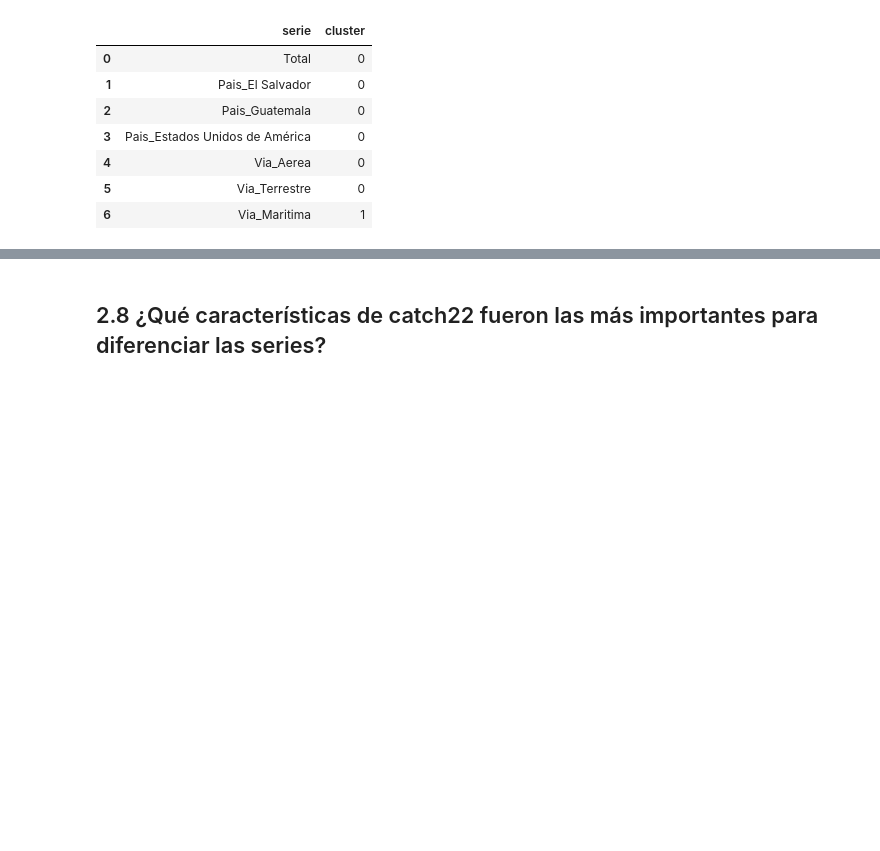
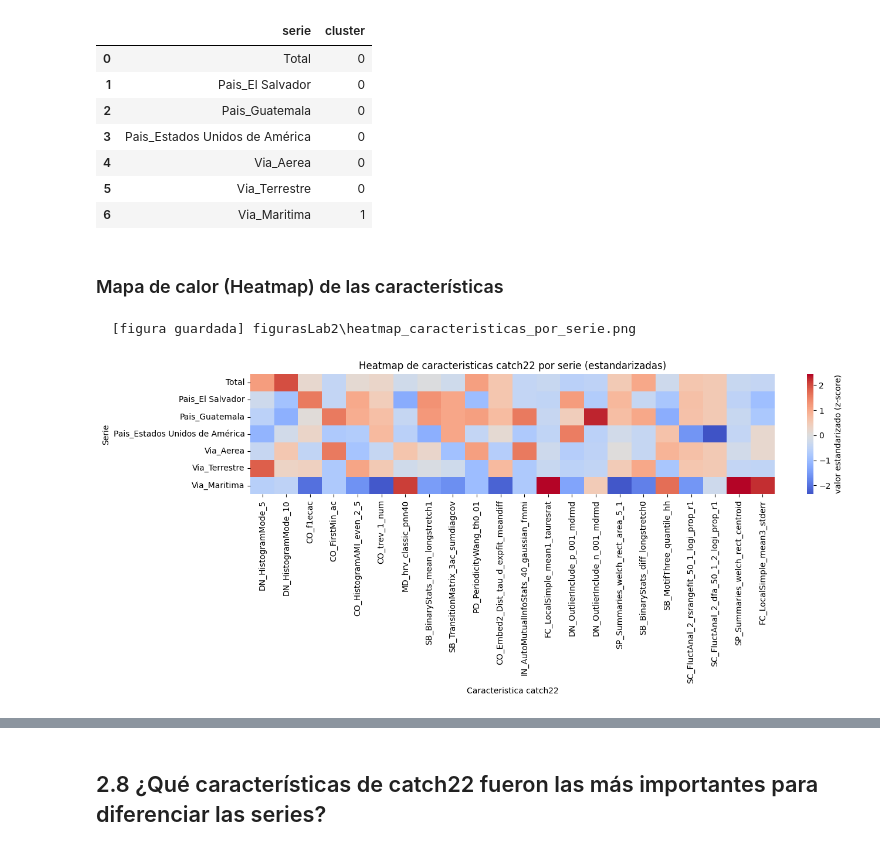
Before and after one commit to belennmm/DataS_Lab2_DeepLearning, a Jupyter notebook: laboratorio2_catch22.ipynb, the cells around one changed output, grey strips where cells are left out. Saved outputs shown, nothing was run; the diff lists cells and outputs as text; code cells hidden in the pictures; blank space fills up the shorter version.

```diff
--- a/laboratorio2_catch22.ipynb
+++ b/laboratorio2_catch22.ipynb
@@ -149 +176,18 @@ matriz_estandarizada
+# %%
+CARPETA_FIGURAS = Path("figurasLab2")
+CARPETA_FIGURAS.mkdir(parents=True, exist_ok=True)
+
+TIPOS_VIAJERO_VALIDOS = ["Turista", "Excursionista"]
+N_PAISES_TOP = 3
+
+def guardar_figura(nombre_archivo, mostrar=True):
+    ruta = CARPETA_FIGURAS / nombre_archivo
+    plt.tight_layout()
+    plt.savefig(ruta, dpi=150)
+    print(f"  [figura guardada] {ruta}")
+
+    if mostrar:
+        plt.show()   # Muestra la figura en Jupyter (y limpia la memoria)
+    else:
+        plt.close()  # Solo borra la figura de memoria sin mostrarla
 # %% [markdown]
@@ -247,3 +358,18 @@ Mejor número de clusters según silhouette: k=2 (score=0.358)
 | 4 | Via_Aerea | 0 |
 | 5 | Via_Terrestre | 0 |
 | 6 | Via_Maritima | 1 |
+# %% [markdown]
+### Mapa de calor (Heatmap) de las características
+# %%
+plt.figure(figsize=(14, 6))
+sns.heatmap(
+    matriz_estandarizada, cmap="coolwarm", center=0, annot=False,
+    cbar_kws={"label": "valor estandarizado (z-score)"},
+)
+plt.title("Heatmap de caracteristicas catch22 por serie (estandarizadas)")
+plt.xlabel("Caracteristica catch22")
+plt.ylabel("Serie")
+guardar_figura("heatmap_caracteristicas_por_serie.png")
+# %% [output]
+  [figura guardada] figurasLab2\heatmap_caracteristicas_por_serie.png
+[figure, added]
```
Also changed, not shown: parts of 20 cells of this notebook, 6 other files.
